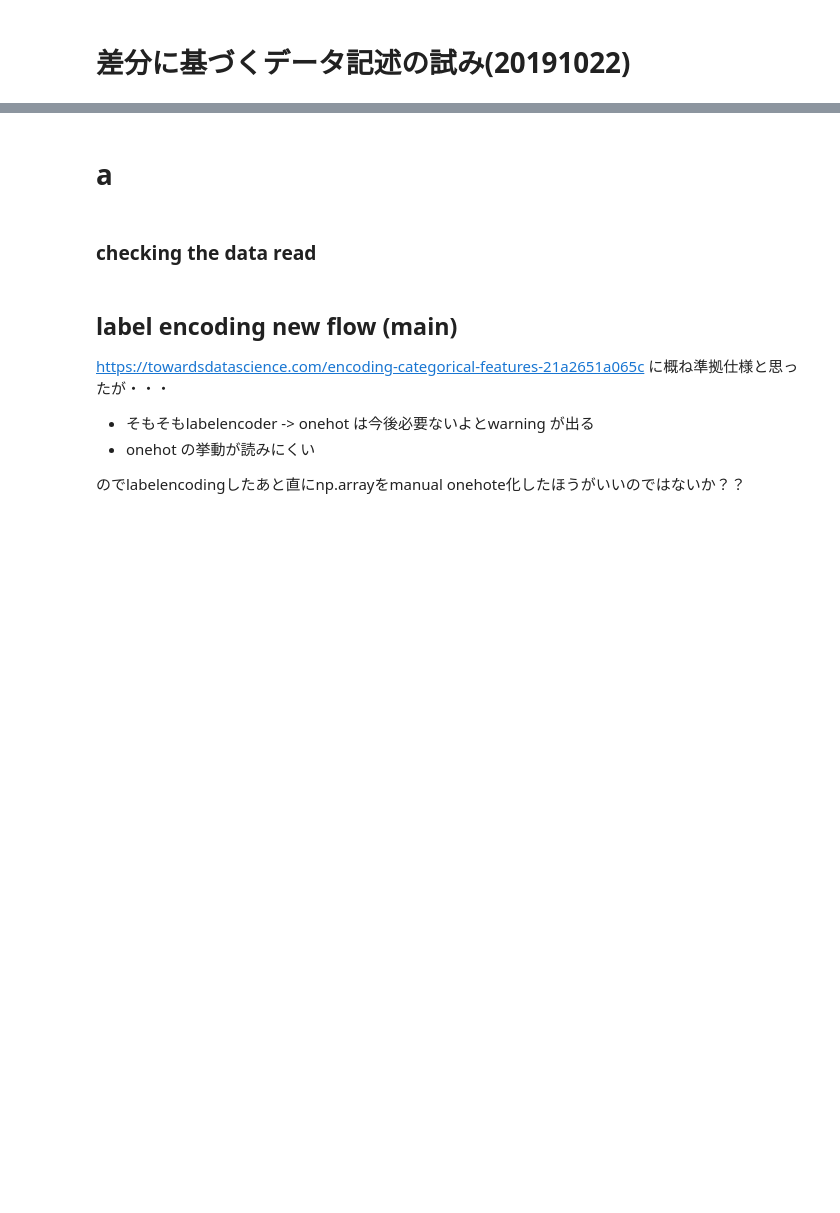
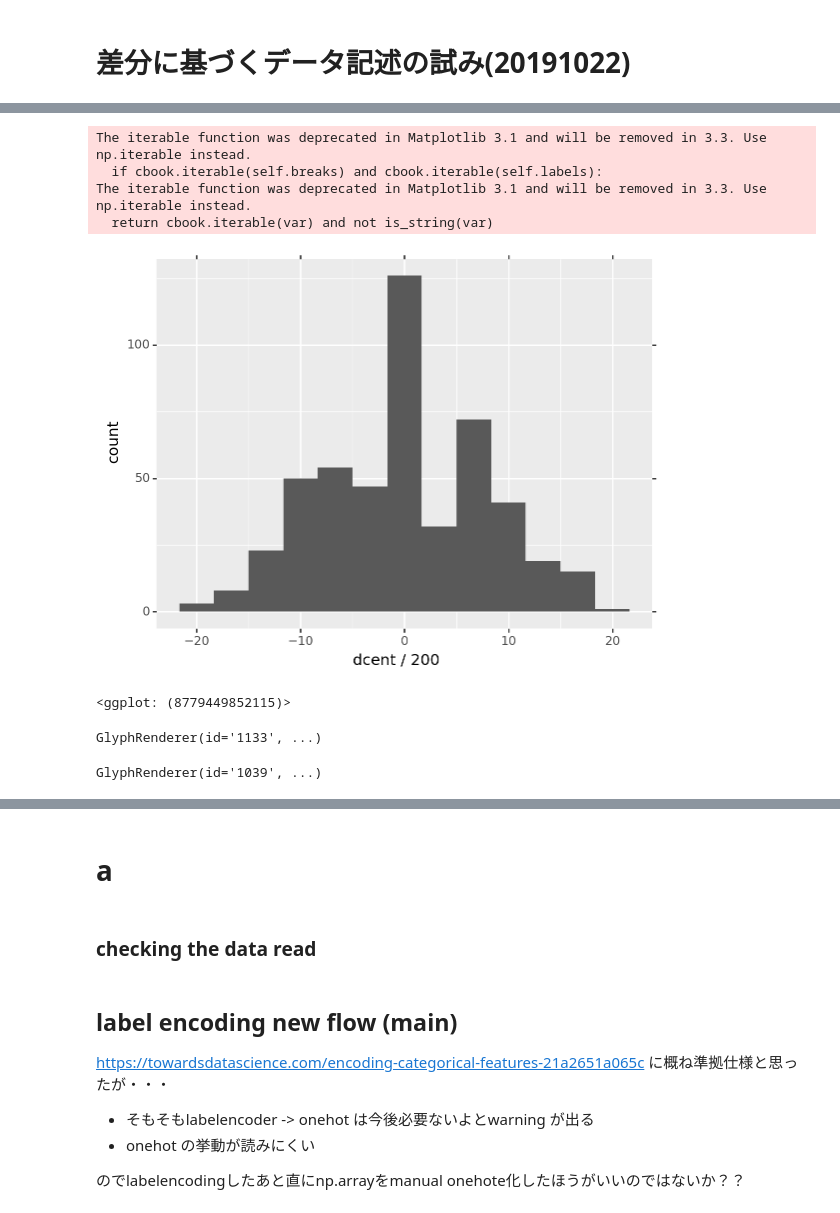
Before and after one commit to unagiinu2k/deepjazz_in_a_file, a Jupyter notebook: rnn_bach_sandbox.ipynb, the cells around one changed output, grey strips where cells are left out. Saved outputs shown, nothing was run; the diff lists cells and outputs as text; code cells hidden in the pictures; blank space fills up the shorter version.

```diff
--- a/rnn_bach_sandbox.ipynb
+++ b/rnn_bach_sandbox.ipynb
@@ -245,3 +285,7 @@ df_score.head()
 | 3 | B-2 | 1 | -1400.0 |
 | 2 | G3 | 1 | -500.0 |
 | 4 | C3 | 1.5 | -1200.0 |
+# %%
+df_score = df_score.assign(n = df_score.groupby('time').cumcount())
+# %%
+df0 = df_score[df_score.n == 0]
@@ -247,0 +294,2 @@ df_score.head()
+# %%
+df0 = df0.assign(dcent = df0.cent.diff())
@@ -247,0 +321,9 @@ df_score.head()
+# %%
+ggplot(df0 , aes(x = 'dcent / 200')) + geom_histogram()
+# %% [output]
+The iterable function was deprecated in Matplotlib 3.1 and will be removed in 3.3. Use np.iterable instead.
+  if cbook.iterable(self.breaks) and cbook.iterable(self.labels):
+The iterable function was deprecated in Matplotlib 3.1 and will be removed in 3.3. Use np.iterable instead.
+  return cbook.iterable(var) and not is_string(var)
+[figure, added]
+<ggplot: (8779449852115)>
@@ -247,0 +334,8 @@ df_score.head()
+# %%
+p.scatter(df0.cent , df0.dcent )
+# %% [output]
+GlyphRenderer(id='1133', ...)
+# %%
+p.scatter('cent' , 'dcent' , source = source)
+# %% [output]
+GlyphRenderer(id='1039', ...)
```
Also changed, not shown: parts of 29 cells of this notebook, 1 other file.
